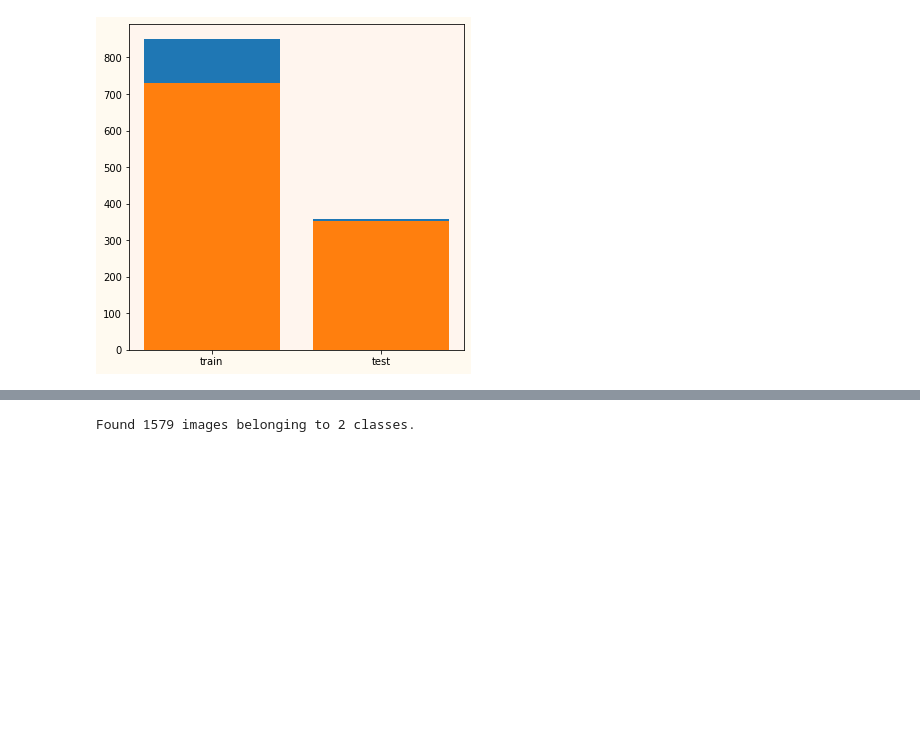
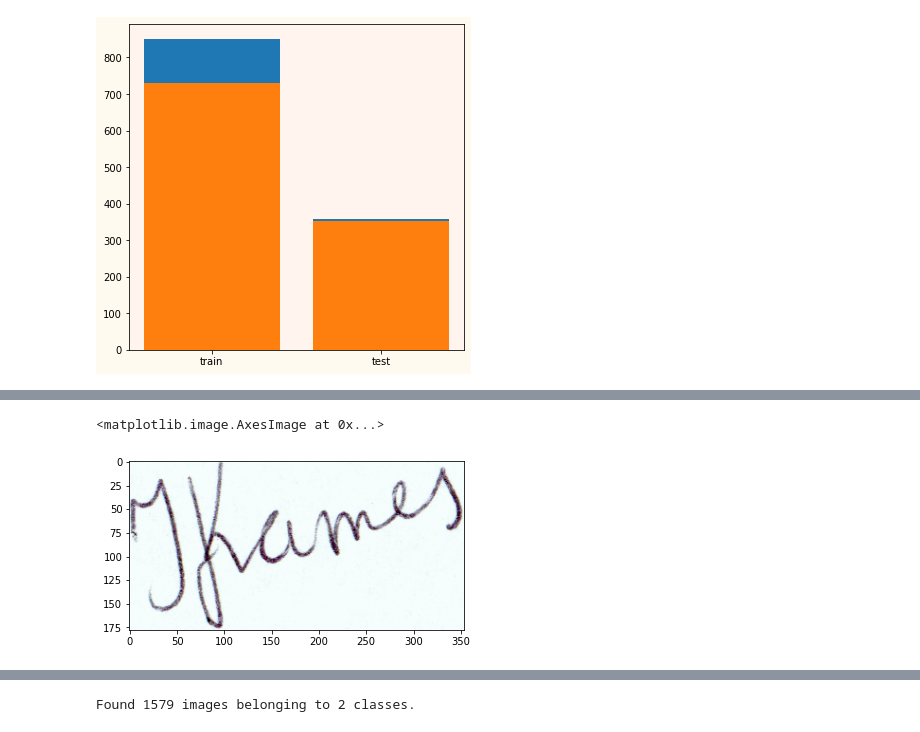
Before and after one commit to kadobkina/Neural_network_signature_verification, a Jupyter notebook: диплом_итог.ipynb, the cells around one changed output, grey strips where cells are left out. Drawn from its saved outputs; the diff is of its cells as text; code cells hidden in the pictures; blank space fills up the shorter version.

```diff
--- a/диплом_итог.ipynb
+++ b/диплом_итог.ipynb
@@ -256,0 +283,7 @@ plt.imshow(image_gen.random_transform(sign_img))
+# %%
+ex_sign_forg = train_path+'/forged/004_forg/'+os.listdir(train_path+'/forged/004_forg')[0]
+sign_forg_img = imread(ex_sign_forg)
+plt.imshow(sign_forg_img)
+# %% [output]
+<matplotlib.image.AxesImage at 0x...>
+[figure, added]
```
Also changed, not shown: parts of 42 cells of this notebook.
